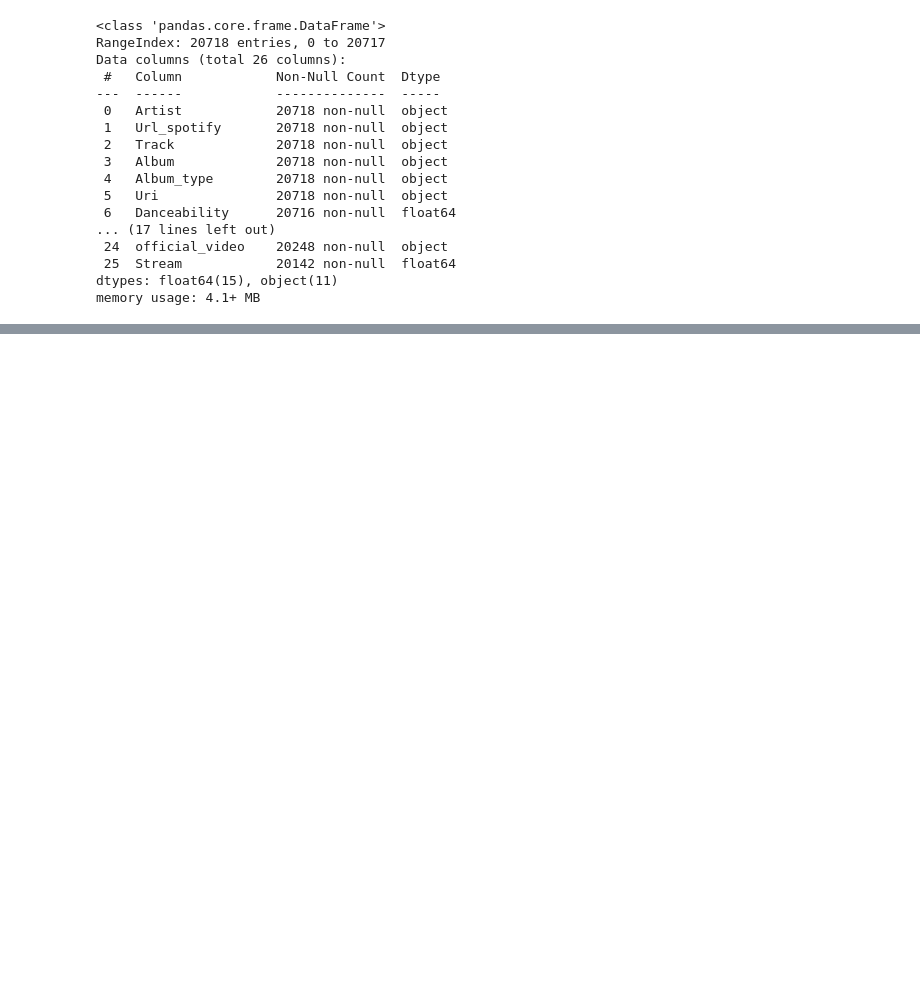
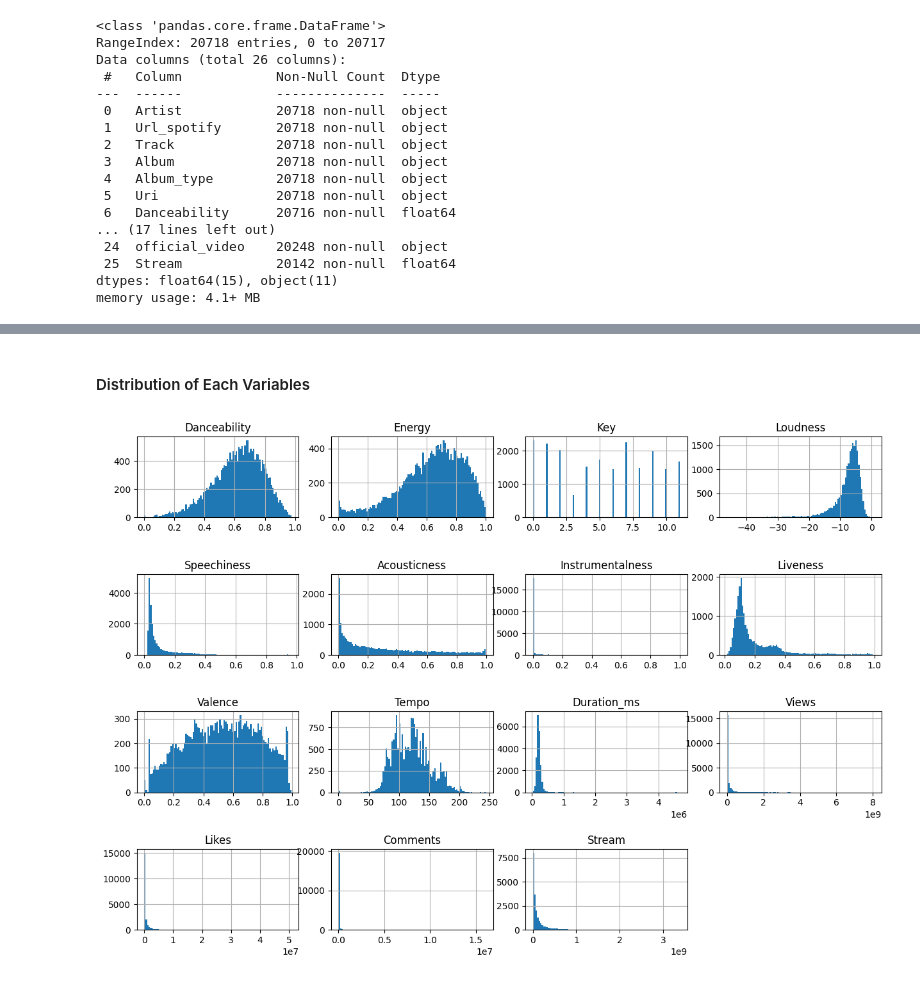
Before and after one commit to BartStolarek/RFF-Hackathon1-EDA, a Jupyter notebook: eda.ipynb, the cells around one changed output, grey strips where cells are left out. Saved outputs shown, nothing was run; the diff lists cells and outputs as text; code cells hidden in the pictures; blank space fills up the shorter version.

```diff
--- a/eda.ipynb
+++ b/eda.ipynb
@@ -57,0 +98,8 @@ memory usage: 4.1+ MB
+# %% [markdown]
+#### Distribution of Each Variables
+# %%
+spotify_df.select_dtypes(include=['number']).hist(bins=100, figsize=(15, 10))
+plt.subplots_adjust(hspace=.7, wspace=0.2)
+plt.show()
+# %% [output]
+[figure, added]
```
Also changed, not shown: parts of 3 cells of this notebook.
